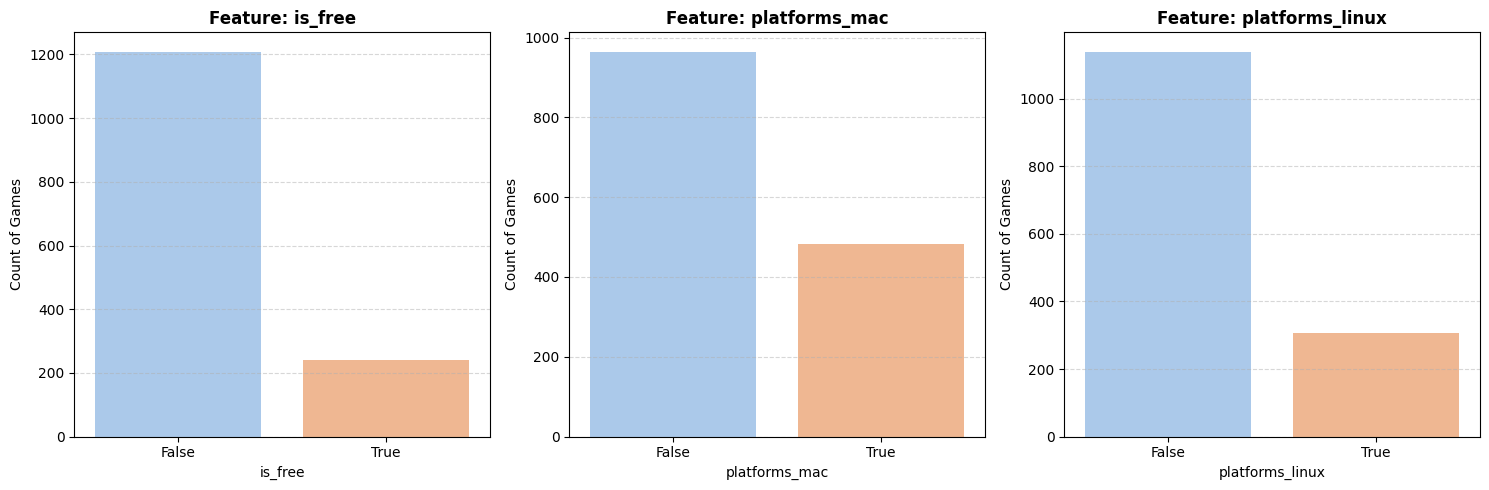
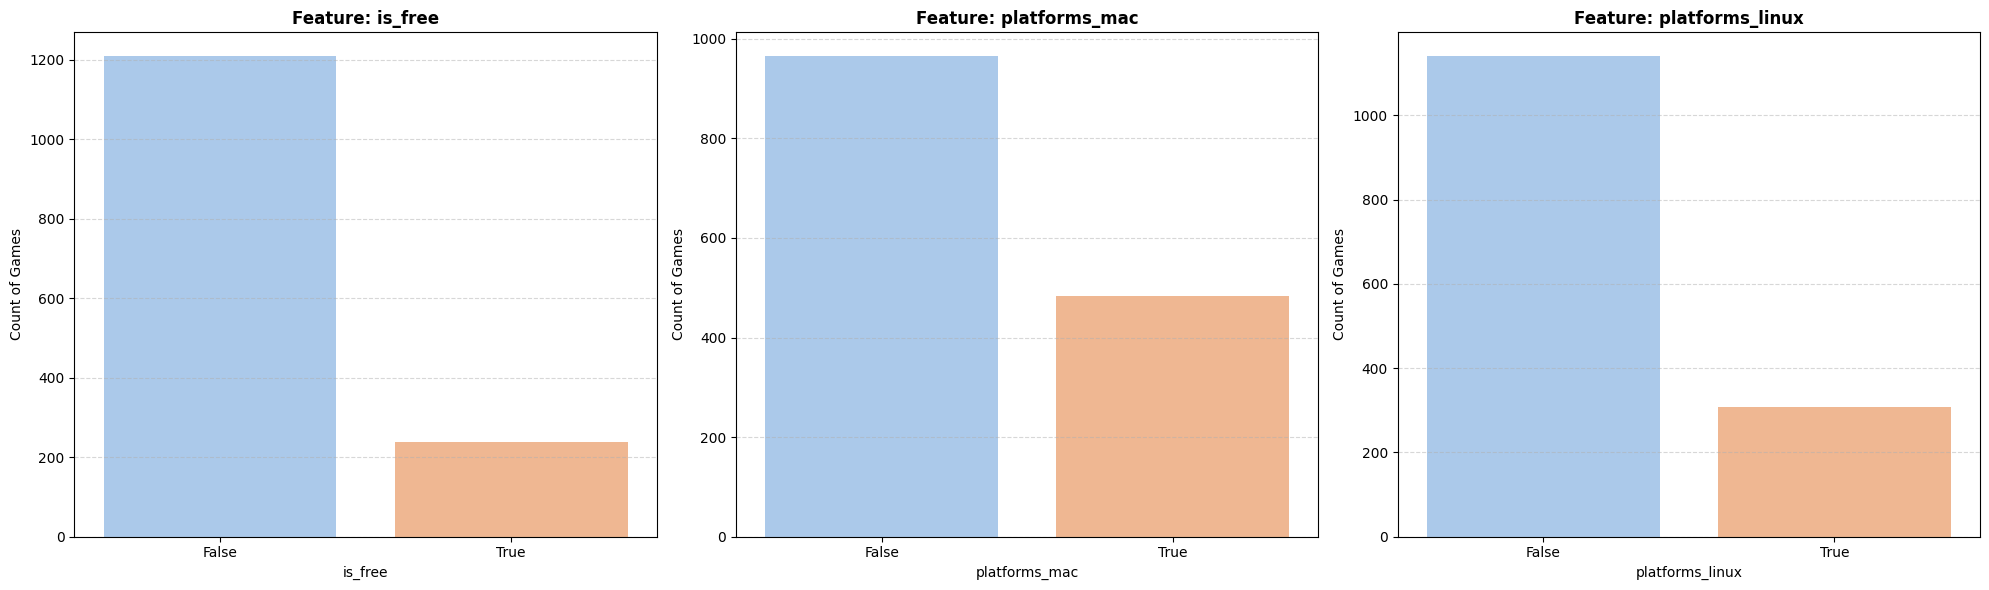
The change to this notebook cell's code, shown as a diff; its figure went from the first image to the second:
--- before
+++ after
@@ -4,5 +4,5 @@
 
 n_bool_grid = len(features_to_plot)
-fig, axes = plt.subplots(nrows=1, ncols=n_bool_grid, figsize=(5 * n_bool_grid, 5))
+fig, axes = plt.subplots(nrows=1, ncols=n_bool_grid, figsize=(20, 6))
 
 axes = axes.flatten()
@@ -16,3 +16,4 @@
     
 plt.tight_layout()
+plt.savefig('static/img/chart5_bool.png', dpi=300, bbox_inches='tight')
 plt.show()

Commit: .